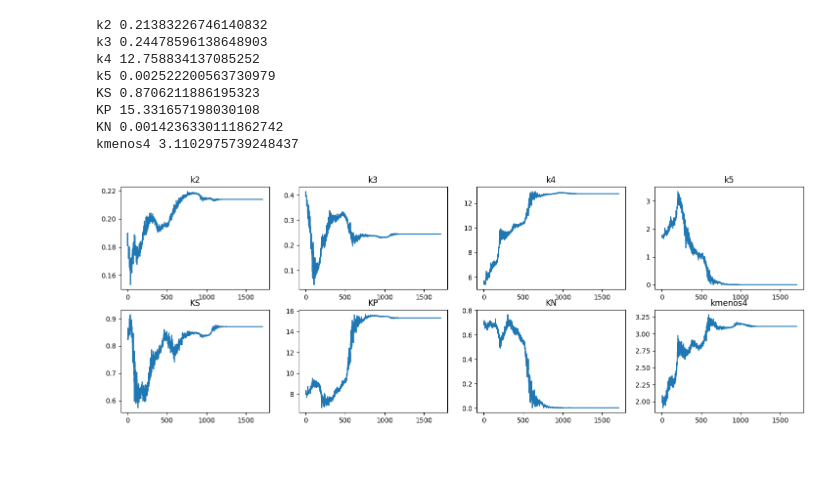
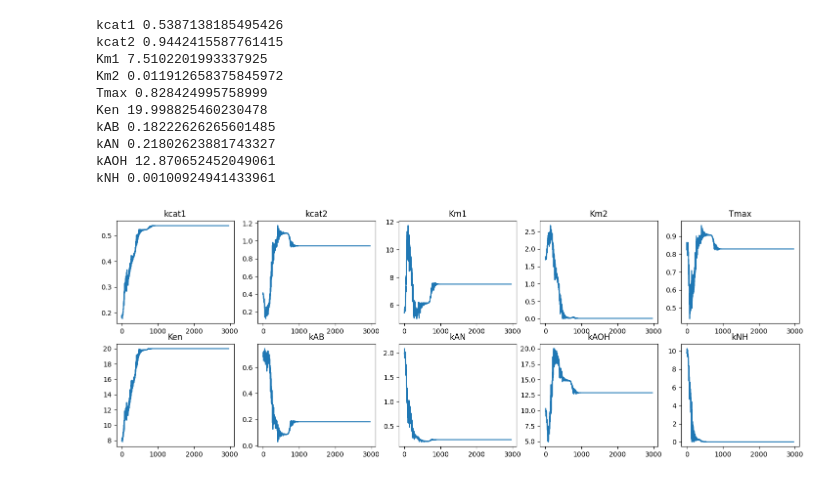
Before and after one commit to artpedro/bioreactor_optimization, a Jupyter notebook: batch_model_1/scipy_batch_model1.ipynb, the cells around one changed output. Cells and saved outputs as stored; diff of their text form; code cells hidden in the pictures.

Commit message:
Feat: data fix and minimize for batch

```diff
--- a/batch_model_1/scipy_batch_model1.ipynb
+++ b/batch_model_1/scipy_batch_model1.ipynb
@@ -143,7 +135,6 @@ kNH):
 def ode15s_amox(P, CI, t):
     return scipy.integrate.solve_ivp(enzymic_amox,t_span=(t[0],t[-1]),t_eval=t,y0=CI,method='BDF',args=P)
 # %%
-def calculate_error(model_output, experimental_data):
+def calculate_errorR2(model_output, experimental_data,params):
     total_error = np.sum((model_output - experimental_data) ** 2)
-    print(total_error,end="\r")
     return total_error
@@ -164,11 +151,23 @@ def objective_function_test(params):
+# %%
+def objective_function(params):
+    record.append(params)
+    total_error = 0
+    for df in data_frames:
+        x_target = df.loc[:,x_names].to_numpy()
+        t_target = df['apa_t'].to_numpy()
+        ic = x_target[0]
+        sol = ode15s_amox(params,ic,t_target).y.T
+        total_error += calculate_errorR2(sol,x_target,params)
+    print(total_error,end="\r")
+    return total_error
 # %%
 method = 'Nelder-Mead'
 options = {'maxiter':1000}
 record = []
-bounds = [(0.001, 20) for _ in range(len(P))]
+bounds = [(0.001, 100) for _ in range(len(P))]
 
 result = minimize(objective_function, P, method=method,bounds=bounds,options=options)
-record = np.array(record)
+
 # Optimized parameters
 optimized_parameters = result.x
 print("Optimized Parameters:", optimized_parameters)
@@ -180,28 +179,36 @@ Optimized Parameters: [2.13832267e-01 2.44785961e-01 1.27588341e+01 2.52220056e-
 # %%
-fig,ax = plt.subplots(2,4,figsize=[18,6])
-ax = ax.flatten()
-labels = ['k2',
-'k3',
-'k4',
-'k5',
-'KS',
-'KP',
-'KN',
-'kmenos4']
-N = record.shape[0]
-method = method.replace('-','')
-for idx,g in enumerate(ax):
-    g.plot(record[:,idx])
-    g.set_title(labels[idx])
-    print(labels[idx],P_new[idx])
-fig.savefig(f"../results/{method}_bat_model_1/{method}_evo.png",dpi=500)
+def show_evo(record):
+    fig,ax = plt.subplots(2,5,figsize=[18,6])
+    ax = ax.flatten()
+    record = np.array(record)
+    labels = ['kcat1',
+    'kcat2',
+    'Km1',
+    'Km2',
+    'Tmax',
+    'Ken',
+    'kAB',
+    'kAN',
+    'kAOH',
+    'kNH']
+    N = record.shape[0]
+    method = method.replace('-','')
+    for idx,g in enumerate(ax):
+        g.plot(record[:,idx])
+        g.set_title(labels[idx])
+        print(labels[idx],P_new[idx])
+    #fig.savefig(f"../results/{method}_bat_model_1/{method}_evo.png",dpi=500)
+
+show_evo(record)
 # %% [output]
-k2 0.21383226746140832
-k3 0.24478596138648903
-k4 12.758834137085252
-k5 0.002522200563730979
-KS 0.8706211886195323
-KP 15.331657198030108
-KN 0.0014236330111862742
-kmenos4 3.1102975739248437
+kcat1 0.5387138185495426
+kcat2 0.9442415587761415
+Km1 7.5102201993337925
+Km2 0.011912658375845972
+Tmax 0.828424995758999
+Ken 19.998825460230478
+kAB 0.18222626265601485
+kAN 0.21802623881743327
+kAOH 12.870652452049061
+kNH 0.00100924941433961
-[figure, old version]
+[figure, new version]
```
Also changed, not shown: parts of 22 cells of this notebook, 20 other files.
